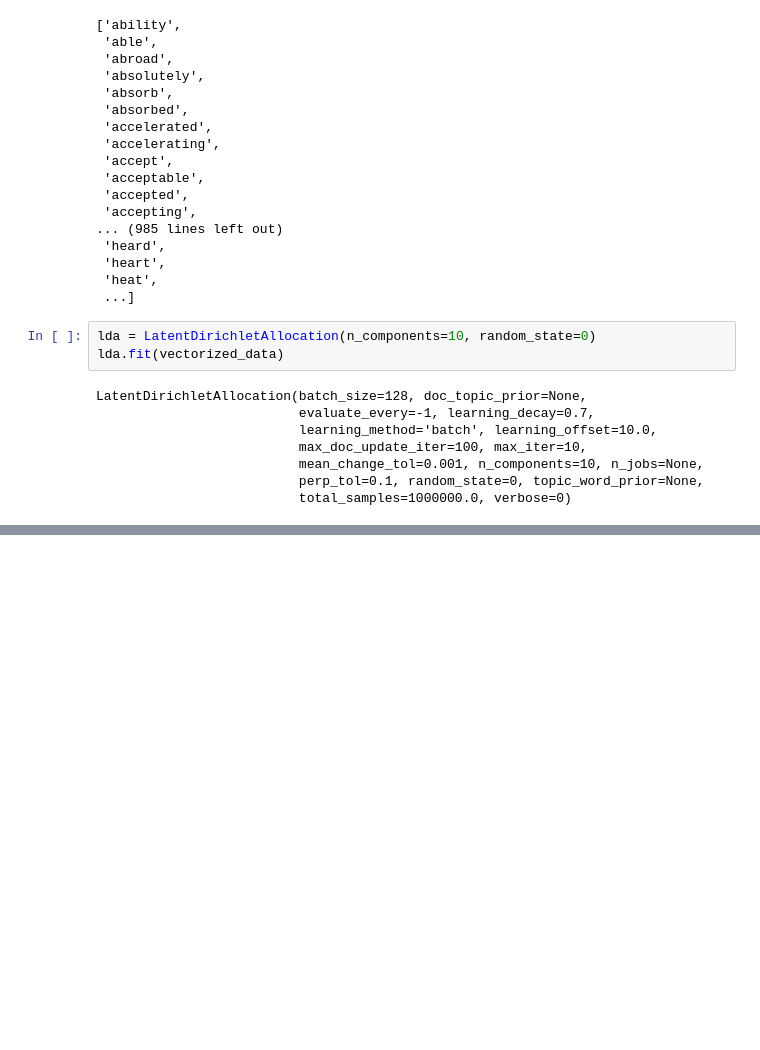
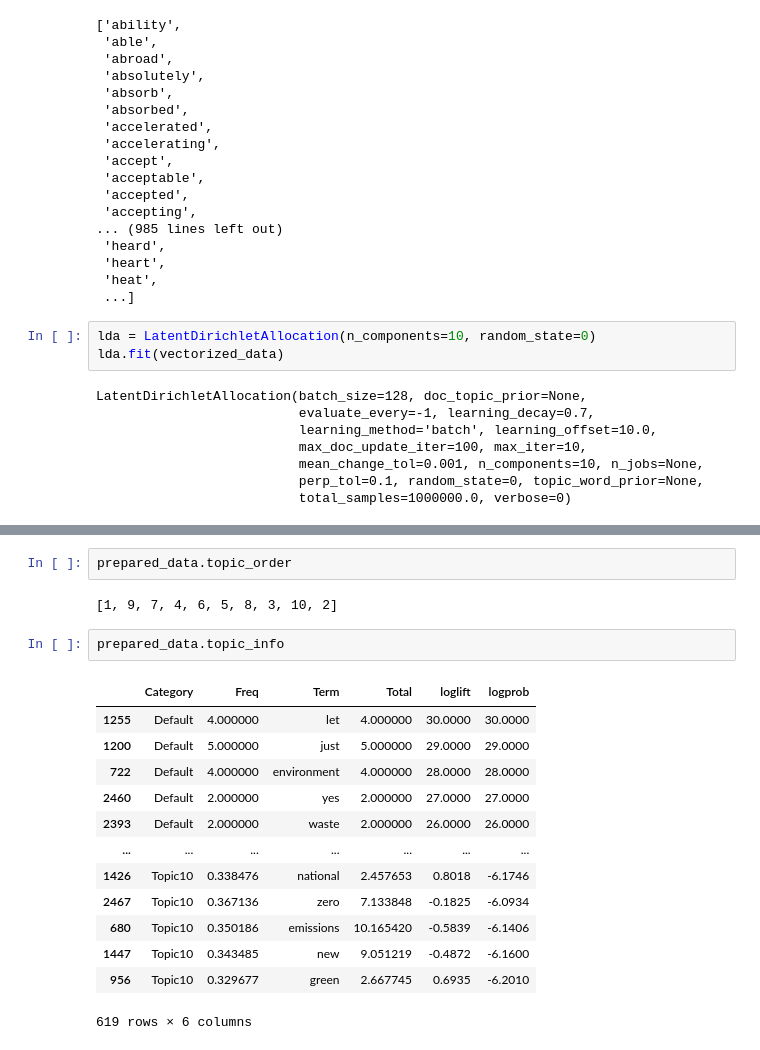
Before and after one commit to ServiceInnovationLab/bagel-jam, a Jupyter notebook: LDA visualisation.ipynb, the cells around one changed output, grey strips where cells are left out. Cells and saved outputs as stored; diff of their text form; blank space fills up the shorter version.

Commit message:
inspecting prepared data

```diff
--- a/LDA visualisation.ipynb
+++ b/LDA visualisation.ipynb
@@ -75,0 +120,20 @@ prepared_data
+# %%
+prepared_data.topic_order
+# %% [output]
+[1, 9, 7, 4, 6, 5, 8, 3, 10, 2]
+# %%
+prepared_data.topic_info
+# %% [output]
+|  | Category | Freq | Term | Total | loglift | logprob |
+| 1255 | Default | 4.000000 | let | 4.000000 | 30.0000 | 30.0000 |
+| 1200 | Default | 5.000000 | just | 5.000000 | 29.0000 | 29.0000 |
+| 722 | Default | 4.000000 | environment | 4.000000 | 28.0000 | 28.0000 |
+| 2460 | Default | 2.000000 | yes | 2.000000 | 27.0000 | 27.0000 |
+| 2393 | Default | 2.000000 | waste | 2.000000 | 26.0000 | 26.0000 |
+| ... | ... | ... | ... | ... | ... | ... |
+| 1426 | Topic10 | 0.338476 | national | 2.457653 | 0.8018 | -6.1746 |
+| 2467 | Topic10 | 0.367136 | zero | 7.133848 | -0.1825 | -6.0934 |
+| 680 | Topic10 | 0.350186 | emissions | 10.165420 | -0.5839 | -6.1406 |
+| 1447 | Topic10 | 0.343485 | new | 9.051219 | -0.4872 | -6.1600 |
+| 956 | Topic10 | 0.329677 | green | 2.667745 | 0.6935 | -6.2010 |
+619 rows × 6 columns
```
Also changed, not shown: parts of 7 cells of this notebook.
